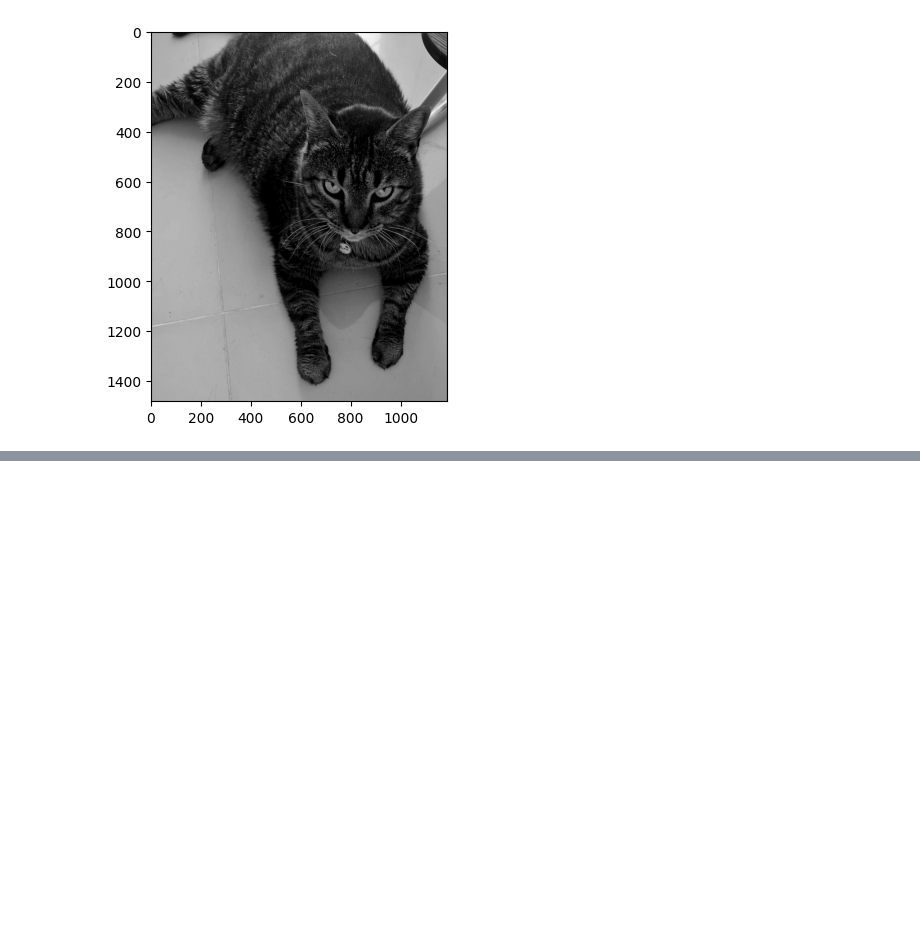
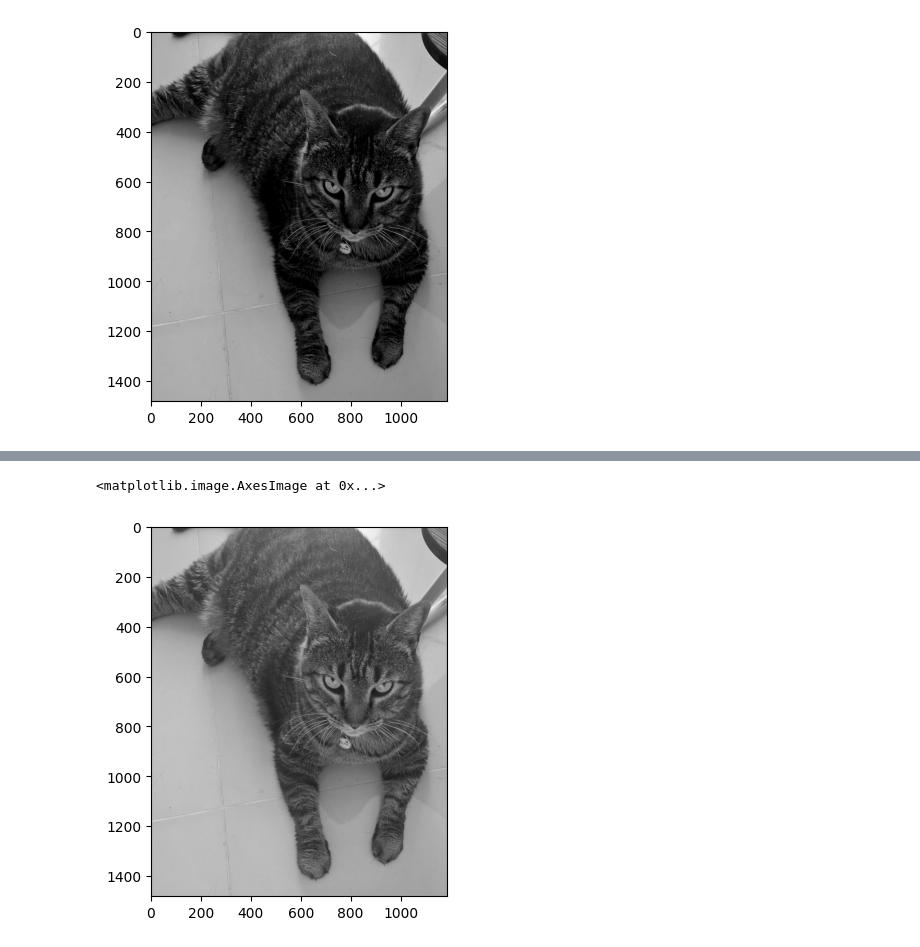
Before and after one commit to vc-2025-ii/20250915_imgproc, a Jupyter notebook: notebook.ipynb, the cells around one changed output, grey strips where cells are left out. Cells and saved outputs as stored; diff of their text form; code cells hidden in the pictures; blank space fills up the shorter version.

```diff
--- a/notebook.ipynb
+++ b/notebook.ipynb
@@ -78,0 +110,3 @@ plt.imshow(Ig, cmap='gray')
+# %%
+I = np.array(img)
+plt.imshow(I)
@@ -78,0 +116,12 @@ plt.imshow(Ig, cmap='gray')
+# %%
+Ir = I[:,:,0]
+Ig = I[:,:,1]
+Ib = I[:,:,2]
+Iprom = ((0.299)*Ir+(0.587)*Ig+(0.114)*Ib).astype(np.uint8)
+
+Itot = np.stack([Iprom, Iprom, Iprom], axis=2)
+
+plt.imshow(Itot)
+# %% [output]
+<matplotlib.image.AxesImage at 0x...>
+[figure, added]
```
Also changed, not shown: parts of 8 cells of this notebook.
